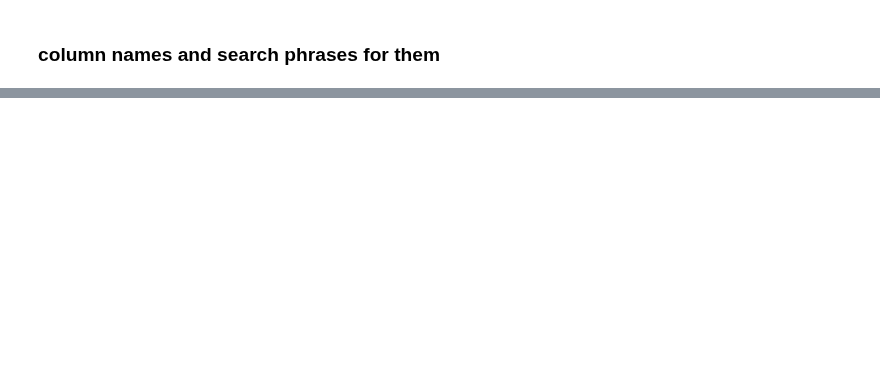
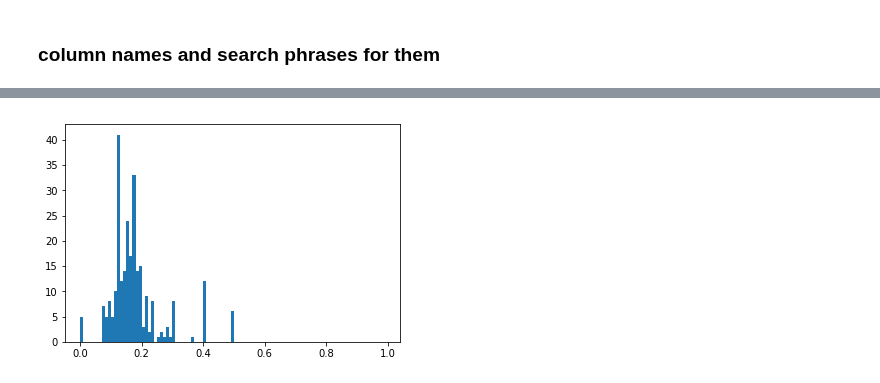
Before and after one commit to ruthpearson/CatHack, a Jupyter notebook: vet_compass/IK_0.3_lab_values.ipynb, the cells around one changed output, grey strips where cells are left out. Saved outputs shown, nothing was run; the diff lists cells and outputs as text; code cells hidden in the pictures; blank space fills up the shorter version.

```diff
--- a/vet_compass/IK_0.3_lab_values.ipynb
+++ b/vet_compass/IK_0.3_lab_values.ipynb
@@ -115,0 +125,5 @@ processing: leu with patter leu
+# %%
+_ = plt.hist(frameyframe, bins=np.arange(0,1,.01))
+plt.show()
+# %% [output]
+[figure, added]
```
Also changed, not shown: parts of 15 cells of this notebook.
